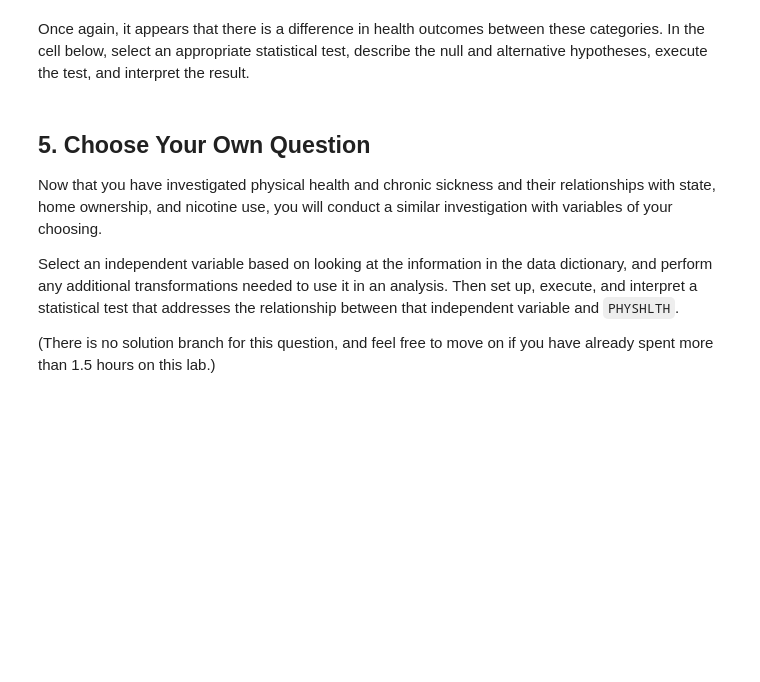
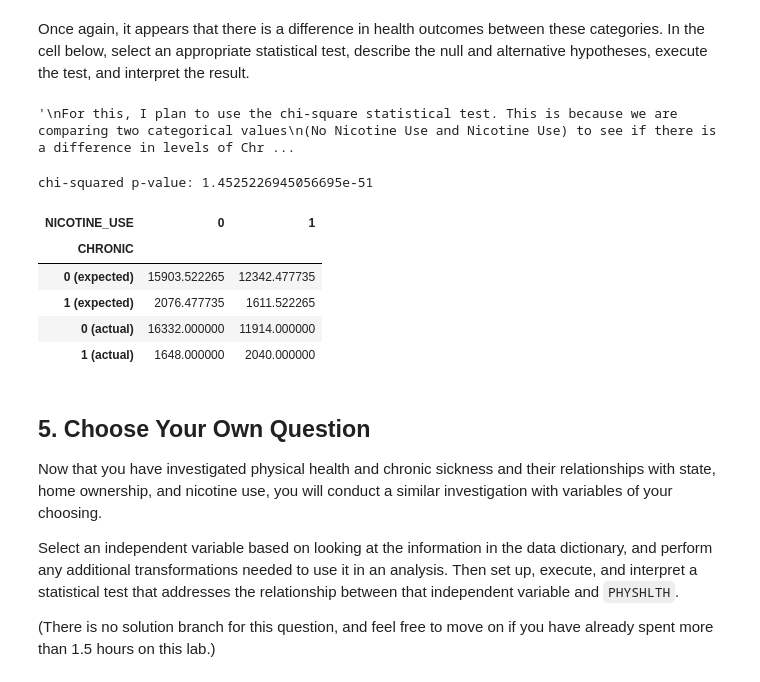
Before and after one commit to 66ultra/dsc-hypothesis-testing-lab, a Jupyter notebook: index.ipynb, the cells around one changed output. Cells and saved outputs as stored; diff of their text form; code cells hidden in the pictures; blank space fills up the shorter version.

```diff
--- a/index.ipynb
+++ b/index.ipynb
@@ -436,0 +461,19 @@ df["NICOTINE_USE"].value_counts(normalize=True)
+# %%
+# Your code here
+df["NICOTINE_USE"] = 0
+
+mask = (
+    # Smoked at least 100 cigs
+    (df["SMOKE100"] == 1) |
+    # Uses chewing tobacco, snuff, or snus
+    (df["USENOW3"] == 1) |
+    (df["USENOW3"] == 2) |
+    # Vapes
+    (df["ECIGARET"] == 1)
+)
+# Setting values to 1 where conditions above are met
+df.loc[mask, "NICOTINE_USE"] = 1
+
+
+# Look at the distribution of values
+df["NICOTINE_USE"].value_counts(normalize=True)
@@ -440,6 +488,7 @@ This time, let's treat health status as a categorical variable. We'll say that a
 In the cell below, create a new column of `df` called `CHRONIC`, which is 0 for records where `PHYSHLTH` is less than 15, and 1 for records where `PHYSHLTH` is 15 or more.
 # %%
 # Your code here
+df["CHRONIC"] = np.where(df["PHYSHLTH"] >= 15, 1, 0)
 
 # View the distribution of the newly-created column
 df["CHRONIC"].value_counts()
@@ -477,3 +536,37 @@ Once again, it appears that there is a difference in health outcomes between the
+# %%
+"""
+For this, I plan to use the chi-square statistical test. This is because we are comparing two categorical features with two
+categories.
+
+(No Nicotine Use and Nicotine Use) and (Chronically Sick and Not Chronically Sick) We want to know if there is a
+significant difference between the observed frequencies and the expected frequencies.
+
+Null : Nicotine Use and Chronic Sickness are independent from eachother. Meaning the use of nicotine does not have an
+influence on the number of people who report Chronic Sickness.
+
+Alternative : Nicotine Use and Chronic Sickness are not independent.
+"""
+# %% [output]
+'\nFor this, I plan to use the chi-square statistical test. This is because we are comparing two categorical values\n(No Nicotine Use and Nicotine Use) to see if there is a difference in levels of Chr ...
+# %%
+chi2, p ,dof, expected = stats.chi2_contingency(contingency_table)
+
+print("chi-squared p-value:", p)
+
+results_table = pd.concat([pd.DataFrame(expected), contingency_table])
+results_table.columns.name = "NICOTINE_USE"
+
+results_table.index = ["0 (expected)", "1 (expected)", "0 (actual)", "1 (actual)"]
+results_table.index.name = "CHRONIC"
+results_table
+# %% [output]
+chi-squared p-value: 1.4525226945056695e-51
+| NICOTINE_USE | 0 | 1 |
+| CHRONIC |  |  |
+| 0 (expected) | 15903.522265 | 12342.477735 |
+| 1 (expected) | 2076.477735 | 1611.522265 |
+| 0 (actual) | 16332.000000 | 11914.000000 |
+| 1 (actual) | 1648.000000 | 2040.000000 |
 # %% [markdown]
 ## 5. Choose Your Own Question
 
```
Also changed, not shown: parts of 11 cells of this notebook.
